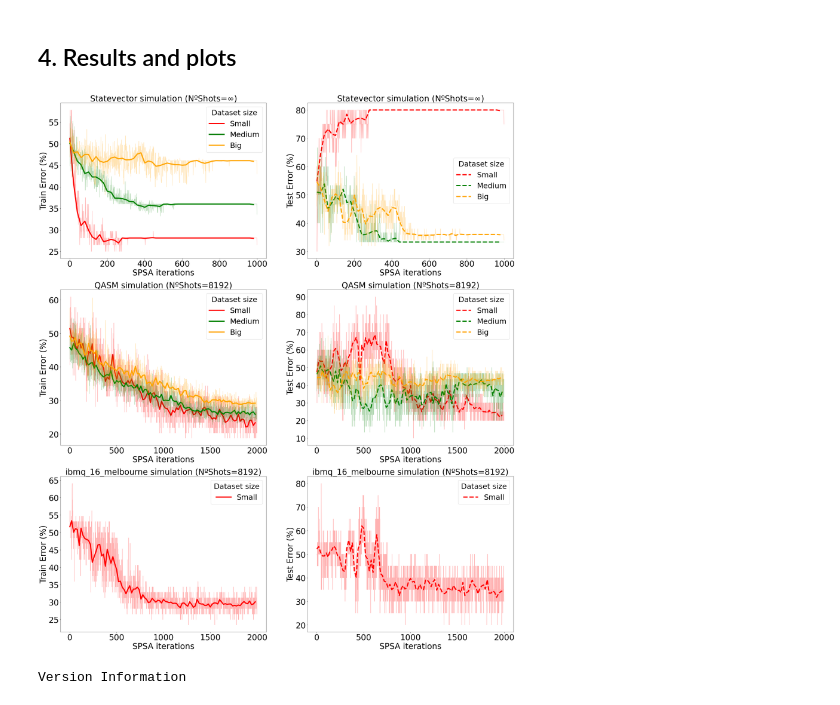
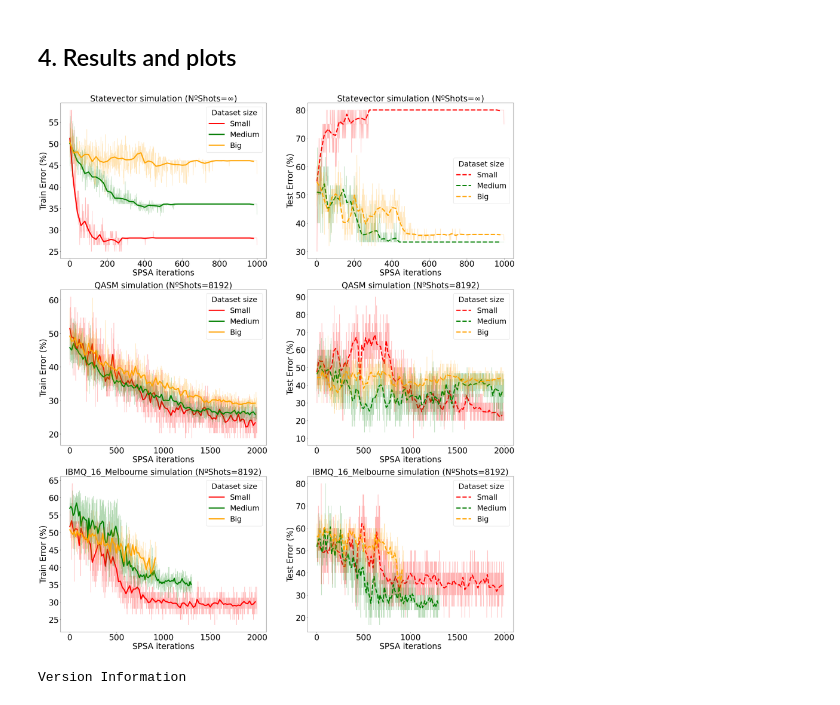
Before and after one commit to PaulaGarciaMolina/QNLP_Qiskit_Hackathon, a Jupyter notebook: semantic_interpretation/QNLPsemantic_interpretation_implementation.ipynb, the cells around one changed output. Drawn from its saved outputs; the diff is of its cells as text; code cells hidden in the pictures.

```diff
--- a/semantic_interpretation/QNLPsemantic_interpretation_implementation.ipynb
+++ b/semantic_interpretation/QNLPsemantic_interpretation_implementation.ipynb
@@ -813,6 +814,8 @@ with open('SIresults_it'+str(niter)+'_met'+method+'_size-'+dataset+'_sim'+str(si
 # Results
 #************************************
 import matplotlib.pyplot as plt
+import pickle
+import numpy as np
 
 #######StateVector Simulations
 #SPSA 200 iterations
@@ -859,9 +862,13 @@ with open('SIresults_it300_metSPSA_size-medium_simTrue_shotsTrue8192_withnoiseTr
     medium_mel_spsa300=pickle.load(f)
 with open('SIresults_it300_metSPSA_size-big_simTrue_shotsTrue8192_withnoiseTrue_costabserr_0.pickle', 'rb') as f:
     big_mel_spsa300=pickle.load(f)
-#2000 iterations
+#Many iterations
 with open('SIresults_it2000_metSPSA_size-small_simTrue_shotsTrue8192_withnoiseTrue_costabserr_0.pickle', 'rb') as f:
     small_mel_spsa2000=pickle.load(f)
+with open('SIresults_it1309_metSPSA_size-medium_simTrue_shotsTrue8192_withnoiseTrue_costabserr_0.pickle', 'rb') as f:
+    medium_mel_spsa2000=pickle.load(f)
+with open('SIresults_it928_metSPSA_size-big_simTrue_shotsTrue8192_withnoiseTrue_costabserr_0.pickle', 'rb') as f:
+    big_mel_spsa2000=pickle.load(f)
 # %%
 ####Functions to process the results obtained from SPSA optimization
 def process_result(result,nit):
@@ -883,7 +890,9 @@ def secondprocess_result(processresult,nit):
         [array,array]: [np.arange of the points, trend].
     """
     res = processresult
-    number = 20
+    for number in range(20,0,-1):
+        if nit%number==0:
+            break
     y = [sum([res[i+x] for x in range(number)])/number for i in range(len(processresult)) if i%number==0]
     x = np.arange(0,nit,nit/len(y))
     return x,y
@@ -892,45 +901,45 @@ def secondprocess_result(processresult,nit):
 # Plot the Results
 #************************************
 fig, axes = plt.subplots(3,2,figsize=(35,42))
-nit=[1000,2000,2000]
+nit=[[1000,1000,1000],[2000,2000,2000],[2000,1308,928]]
 font=35
 lw=5
 colors=['red','green','orange']
 label=['Small','Medium','Big']
 results=[[small_sv_spsa1000,medium_sv_spsa1000,big_sv_spsa1000],[small_qs_spsa2000,medium_qs_spsa2000,big_qs_spsa2000],
-        [small_mel_spsa2000]]
+        [small_mel_spsa2000,medium_mel_spsa2000,big_mel_spsa2000]]
 titles=[r'Statevector simulation (NºShots=$\infty$)',r'QASM simulation (NºShots=8192)',
-        'ibmq_16_melbourne simulation (NºShots=8192)']
-for (result,ax,title,it) in zip(results,axes[:,0],titles,nit):
-    for (res,col,lab) in zip(result,colors,label):
+        'IBMQ_16_Melbourne simulation (NºShots=8192)']
+for (result,ax,title,iterations) in zip(results,axes[:,0],titles,nit):
+    for (res,col,lab,it) in zip(result,colors,label,iterations):
         y=process_result(res['error_train_history'][0],it)[:it]
         x=np.arange(0,len(y))
         pl=ax.plot(x,y,color=col,alpha=0.3)
         x2,y2 = secondprocess_result(y,it)
         pl=ax.plot(x2,y2,color=col,label=lab,linewidth=lw)
     ax.set_ylabel('Train Error (%)',fontsize=font)
     ax.set_xlabel('SPSA iterations',fontsize=font)
     ax.set_title(title,fontsize=font)
     ax.tick_params(axis='both', labelsize=font)
     leg=ax.legend(title='Dataset size',fontsize=font-3)
     plt.setp(leg.get_title(),fontsize=font-3)
-for (result,ax,title,it) in zip(results,axes[:,1],titles,nit):
-    for (res,col,lab) in zip(result,colors,label):
+for (result,ax,title,iterations) in zip(results,axes[:,1],titles,nit):
+    for (res,col,lab,it) in zip(result,colors,label,iterations):
         y=process_result(res['error_test_history'][0],it)
         x=np.arange(0,len(y))
         pl=ax.plot(x,y,color=col,alpha=0.3)
         x2,y2 = secondprocess_result(y,it)
         pl=ax.plot(x2,y2,color=col,label=lab,linewidth=lw,linestyle='--')
     ax.set_ylabel('Test Error (%)',fontsize=font)
     ax.set_xlabel('SPSA iterations',fontsize=font)
     ax.set_title(title,fontsize=font)
     ax.tick_params(axis='both', labelsize=font)
     leg=ax.legend(title='Dataset size',fontsize=font-3)
     plt.setp(leg.get_title(),fontsize=font-3)
 plt.savefig('results_itSPSA.pdf')
 plt.show(pl)
 # %% [output]
-[figure, old version]
+[figure, new version]
 # %%
 import qiskit.tools.jupyter
 %qiskit_version_table
```
Also changed, not shown: parts of 3 cells of this notebook.
